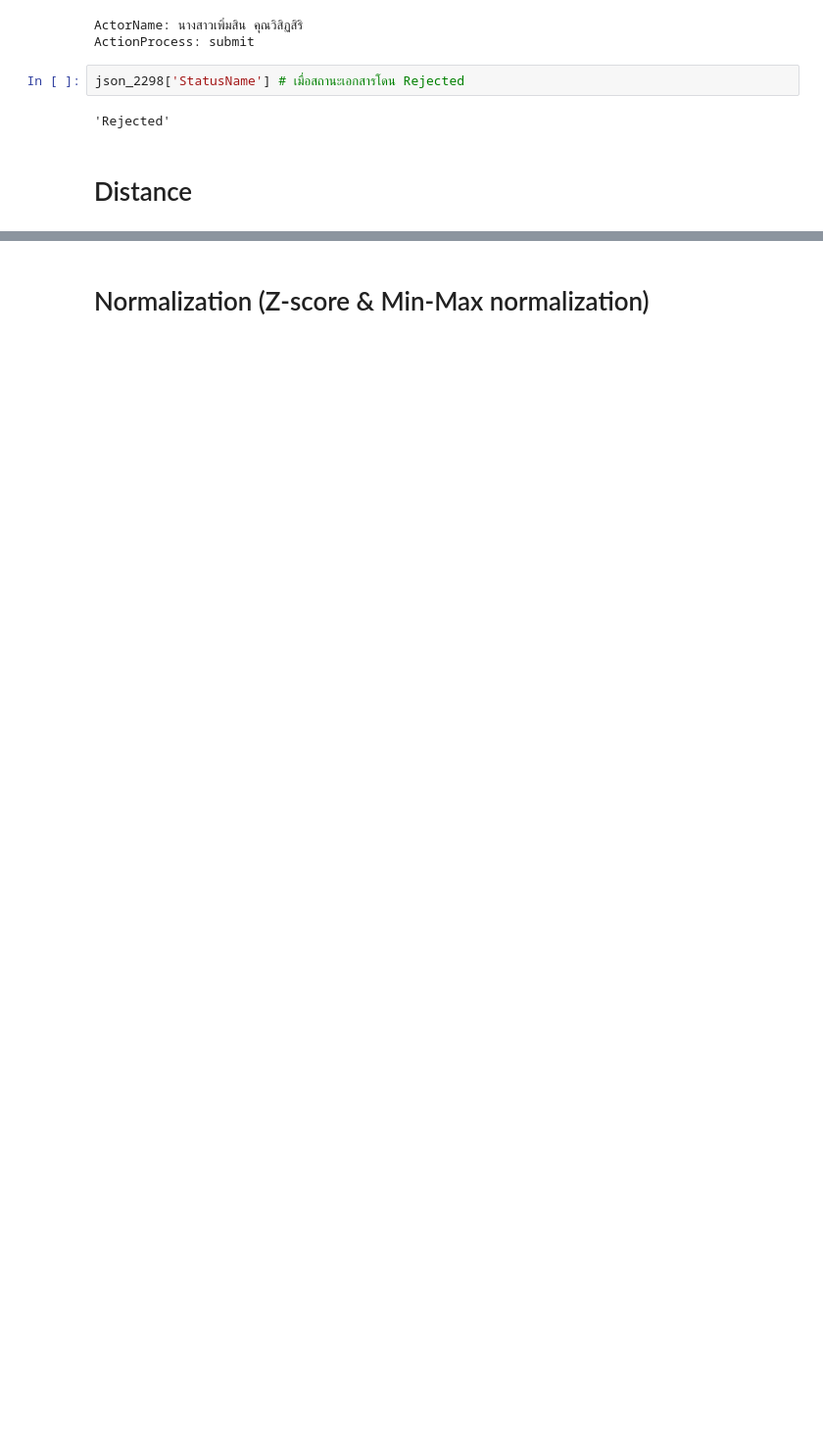
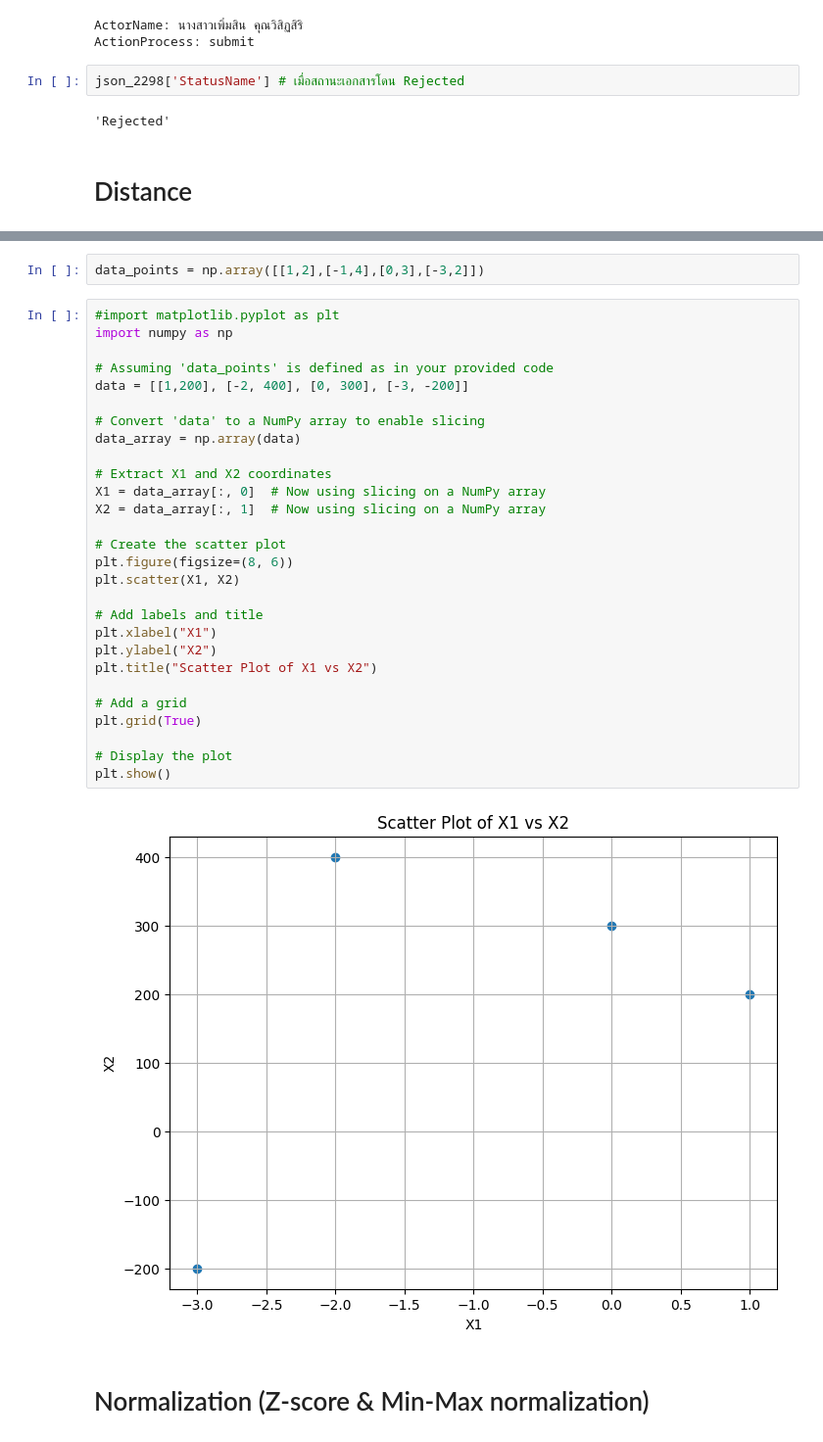
Before and after one commit to Pornwalaifoxall/bsc_dpdm24, a Jupyter notebook: Chapter_2_Understanding_Data.ipynb, the cells around one changed output, grey strips where cells are left out. Shown at 98% size. Cells and saved outputs as stored; diff of their text form; blank space fills up the shorter version.

```diff
--- a/Chapter_2_Understanding_Data.ipynb
+++ b/Chapter_2_Understanding_Data.ipynb
@@ -241,2 +322,34 @@ json_2298['StatusName'] # เมื่อสถานะเอกสารโด
+# %%
+data_points = np.array([[1,2],[-1,4],[0,3],[-3,2]])
+# %%
+#import matplotlib.pyplot as plt
+import numpy as np
+
+# Assuming 'data_points' is defined as in your provided code
+data = [[1,200], [-2, 400], [0, 300], [-3, -200]]
+
+# Convert 'data' to a NumPy array to enable slicing
+data_array = np.array(data)
+
+# Extract X1 and X2 coordinates
+X1 = data_array[:, 0]  # Now using slicing on a NumPy array
+X2 = data_array[:, 1]  # Now using slicing on a NumPy array
+
+# Create the scatter plot
+plt.figure(figsize=(8, 6))
+plt.scatter(X1, X2)
+
+# Add labels and title
+plt.xlabel("X1")
+plt.ylabel("X2")
+plt.title("Scatter Plot of X1 vs X2")
+
+# Add a grid
+plt.grid(True)
+
+# Display the plot
+plt.show()
+# %% [output]
+[figure, added]
 # %% [markdown]
 # Normalization (Z-score & Min-Max normalization)
```
Also changed, not shown: parts of 7 cells of this notebook.
